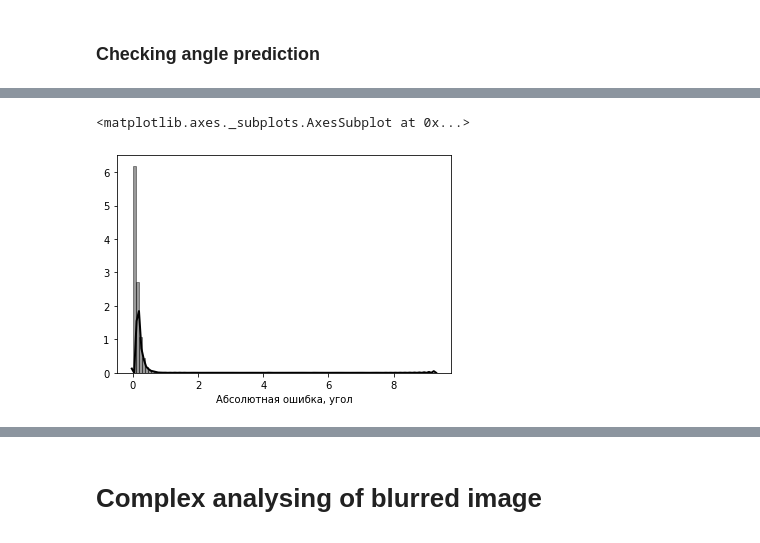
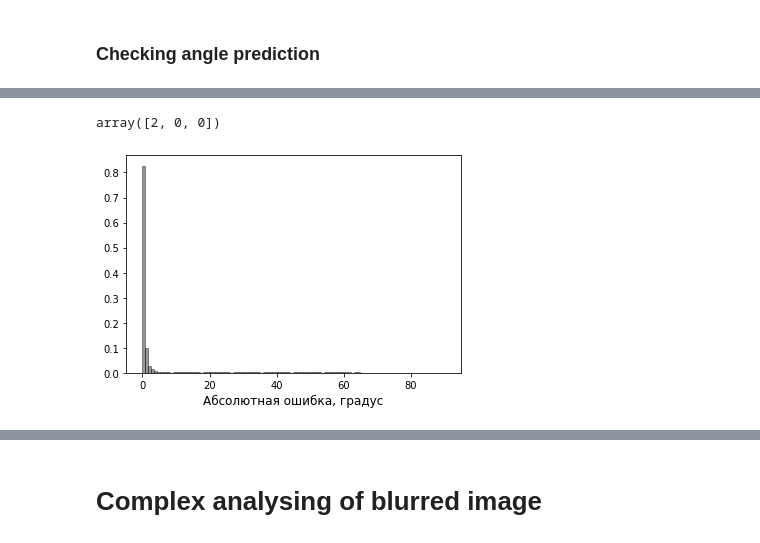
Before and after one commit to IaroslavS/blur_classification, a Jupyter notebook: blur_classification_v2.ipynb, the cells around one changed output, grey strips where cells are left out. Cells and saved outputs as stored; diff of their text form; code cells hidden in the pictures.

```diff
--- a/blur_classification_v2.ipynb
+++ b/blur_classification_v2.ipynb
@@ -8644,7 +8646,7 @@ print(output_filename)
 with open(output_filename, 'w') as f:
     json.dump(predictions, f)
 # %%
-with open('/content/drive/My Drive/Datasets/Spectres_of_linear_blurred_Chochia_images(num_angles=180,_num_r=20)/weights-resnet18-blur-regression-radius-linear-smearing-26-3.75(filter>5).json') as file:
+with open('/content/drive/My Drive/Datasets/Spectres_of_linear_blurred_images(num_angles=180,_num_r=20)/weights-resnet18-blur-regression-radius-linear-smearing-26-3.75(filter>5).json') as file:
   predictions = json.load(file)
 # %%
 # Relative error distribution
@@ -9012,7 +9016,7 @@ with open(output_filename, 'w') as f:
 import json
 import numpy as np
 
-with open('/content/drive/My Drive/Datasets/Spectres_of_linear_blurred_Chochia_images/weights-resnet18-linear-blur-classification-alpha-22-val_angle_error-1.92(filter>5).json') as file:
+with open('/content/drive/My Drive/Datasets/Spectres_of_linear_blurred_images/weights-resnet18-linear-blur-classification-alpha-22-val_angle_error-1.92(filter>5).json') as file:
   predictions_angle = json.load(file)
 # %%
 def angle_error(y_true, y_pred):
@@ -9025,19 +9029,28 @@ def angle_error(y_true, y_pred):
     y = np.array(y_pred)
     diff = 90 - abs(abs(x - y) - 90)
     return diff
+# %%
+angle_error([89, 0, 90], [91, 180, -90])
+# %% [output]
+array([2, 0, 0])
 # %%
+import seaborn as sns
 # Relative error distribution
 relative_errors = []
-for key in predictions.keys():
-  relative_errors.extend(abs(np.array(predictions[key])-np.array([float(key)]*len(predictions[key]))))
-plt.xlabel('Абсолютная ошибка, угол')
+for key in predictions_angle.keys():
+  relative_errors.extend(angle_error(np.array(predictions_angle[key]), np.array([float(key)]*len(predictions_angle[key]))))
+plt.xlabel('Абсолютная ошибка, градус', fontsize=12)
+plt.rcParams["font.family"] = "Times New Roman"
+# plt.ylabel('Кросс-энтропия', fontsize=12)
+# plt.ylim(0)
+plt.rcParams['axes.labelsize'] = 12
 sns.distplot(relative_errors, hist=True, kde=True,
              bins=100, color = 'black',
              hist_kws={'edgecolor':'black'},
-             kde_kws={'linewidth': 2})
+             kde_kws={'linewidth': 0})
+plt.savefig('training.tif', dpi=300)
 # %% [output]
-<matplotlib.axes._subplots.AxesSubplot at 0x...>
-[figure, old version]
+[figure, new version]
 # %%
 # Error dependence from true value
 true_values = []
```
Also changed, not shown: parts of 6 cells of this notebook.
